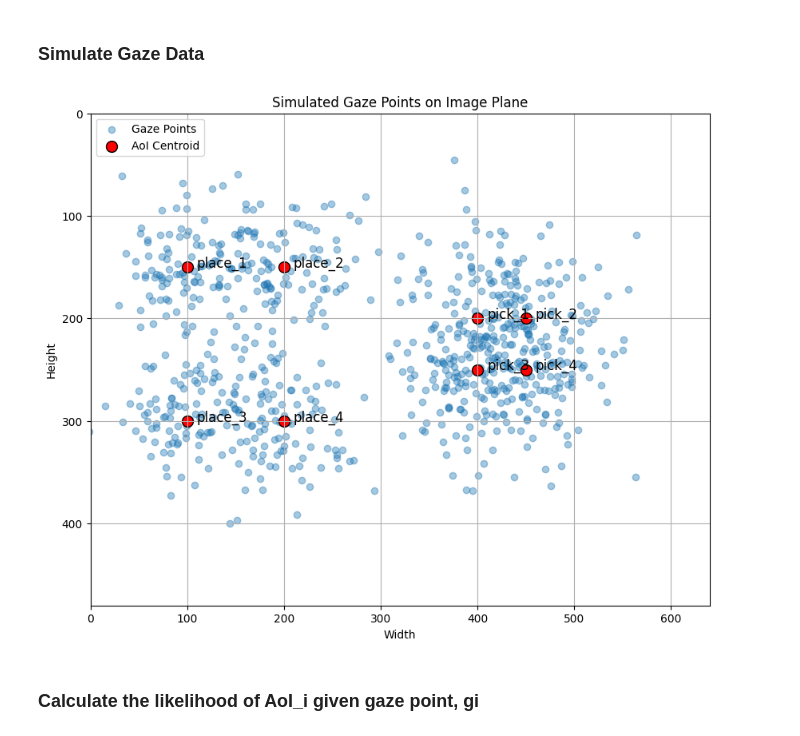
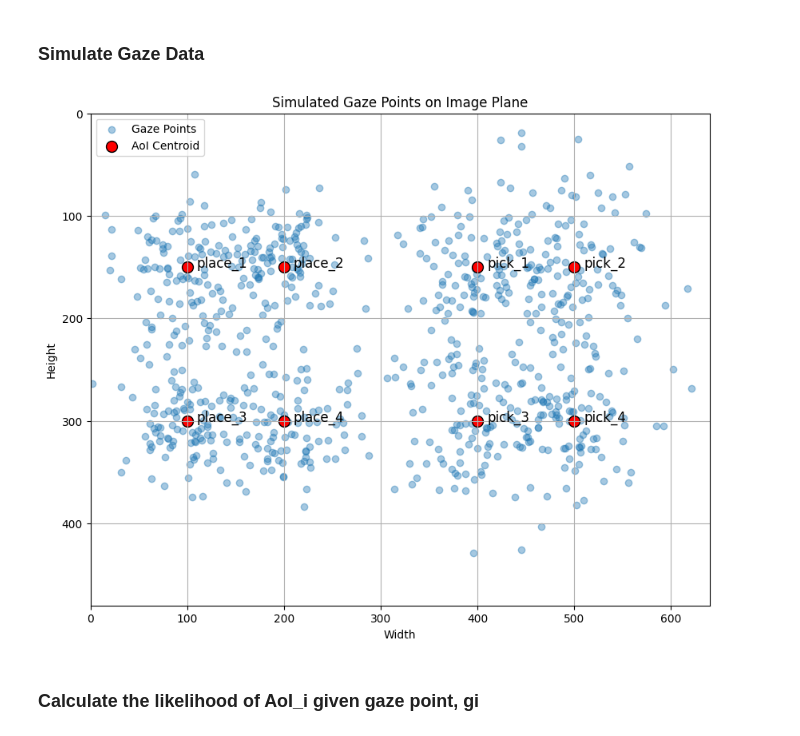
Before and after one commit to yuzhongchun17/AA273_state_estimation, a Jupyter notebook: Gaze_based_intent_estimation/dataset.ipynb, the cells around one changed output. Cells and saved outputs as stored; diff of their text form; code cells hidden in the pictures.

```diff
--- a/Gaze_based_intent_estimation/dataset.ipynb
+++ b/Gaze_based_intent_estimation/dataset.ipynb
@@ -17,35 +17,35 @@ num_points = 100    # Number of points to generate around each AoI
 
 # AoIs defined as tuples of (center_x, center_y, spread)
 
-# # # case one
+# # case one
+AoIs = {
+    'pick_1': (400, 150, 45),
+    'place_1': (100, 150, 35),
+
+    'pick_2': (500, 150, 45),
+    'place_2': (200, 150, 35),
+
+    'pick_3': (400, 300, 45),
+    'place_3': (100, 300, 35),
+
+    'pick_4': (500, 300, 45),
+    'place_4': (200, 300, 35)
+}
+
+# # case two
 # AoIs = {
-#     'pick_1': (400, 150, 45),
+#     'pick_1': (400, 200, 45),
 #     'place_1': (100, 150, 35),
 
-#     'pick_2': (500, 150, 45),
+#     'pick_2': (450, 200, 45),
 #     'place_2': (200, 150, 35),
 
-#     'pick_3': (400, 300, 45),
+#     'pick_3': (400, 250, 45),
 #     'place_3': (100, 300, 35),
 
-#     'pick_4': (500, 300, 45),
+#     'pick_4': (450, 250, 45),
 #     'place_4': (200, 300, 35)
 # }
-
-# case two
-AoIs = {
-    'pick_1': (400, 200, 45),
-    'place_1': (100, 150, 35),
-
-    'pick_2': (450, 200, 45),
-    'place_2': (200, 150, 35),
-
-    'pick_3': (400, 250, 45),
-    'place_3': (100, 300, 35),
-
-    'pick_4': (450, 250, 45),
-    'place_4': (200, 300, 35)
-}
 
 # Function to generate gaze points around a given AoI
 def generate_points(center_x, center_y, spread, num_points):
@@ -59,34 +59,34 @@ gaze_points_arr = []
 # Generate points for each AoI and store them in an array
 for AoI, (x, y, spread) in AoIs.items():
     points = generate_points(x, y, spread, num_points)
     gaze_points_arr.extend(points)
 
 # Plot the points
 plt.figure(figsize=(10, 8))
 gaze_points_arr = np.array(gaze_points_arr) # list --> nparr
 plt.scatter(gaze_points_arr[:, 0], gaze_points_arr[:, 1], alpha=0.4, label='Gaze Points')
 # plt.scatter(all_x_points, all_y_points, alpha=0.6, label='Gaze Points')
 
 
 # Plotting the AoI centers and labeling directly next to the point
 for AoI, (x, y, spread) in AoIs.items():
     plt.scatter(x, y, color='red', s=100, edgecolors='black', label='AoI Centroid' if 'pick_1' == AoI else "")
     plt.text(x + 10, y, AoI, fontsize=12, color='black')  # Position labels close to AoI centers
 
 
 plt.xlim(0, image_width)
 plt.ylim(0, image_height)
 plt.gca().invert_yaxis()  # Invert the y-axis to match typical image coordinates
 plt.title('Simulated Gaze Points on Image Plane')
 plt.xlabel('Width')
 plt.ylabel('Height')
 plt.grid(True)
 plt.legend(loc='upper left')
 plt.show()
 
 # plot the real mean, over the calculated mean of the estimated point
 # %% [output]
-[figure, old version]
+[figure, new version]
 # %% [markdown]
 ### Calculate the likelihood of AoI_i given gaze point, gi
 # %% [markdown]
```
Also changed, not shown: parts of 3 cells of this notebook.
